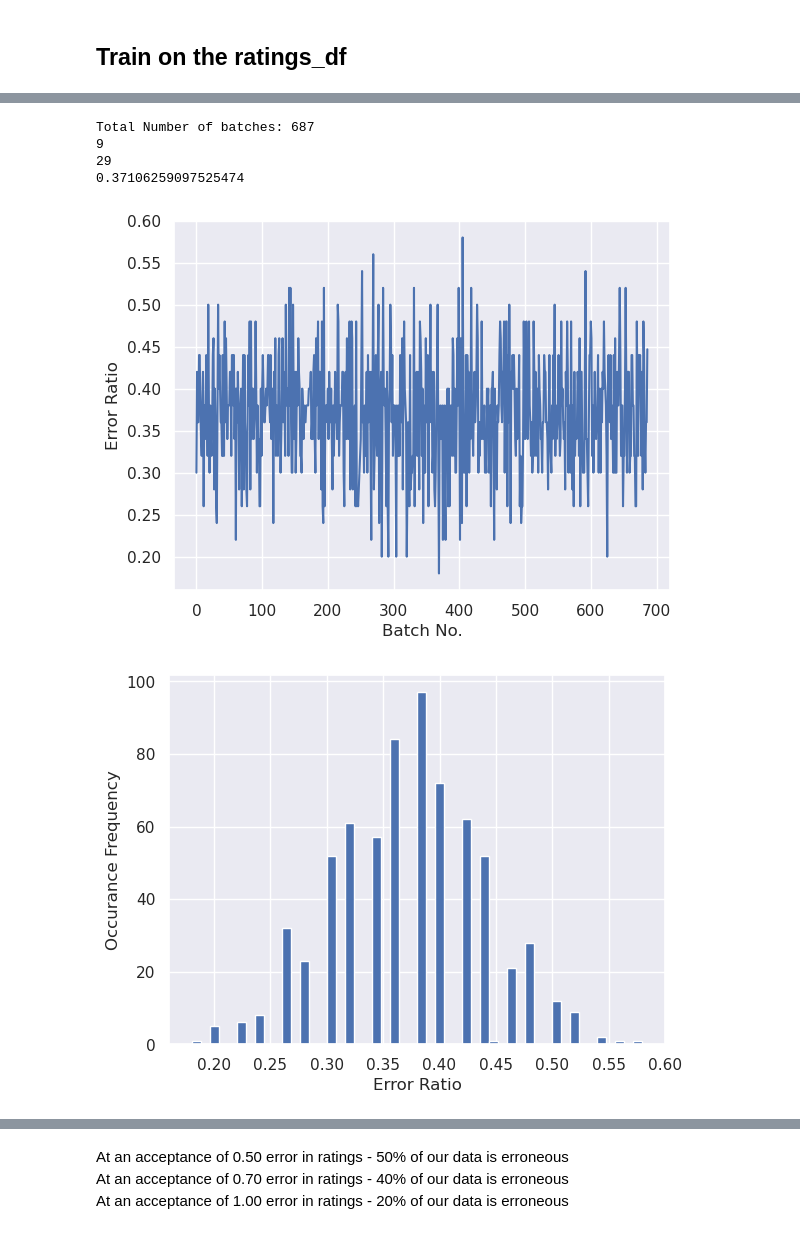
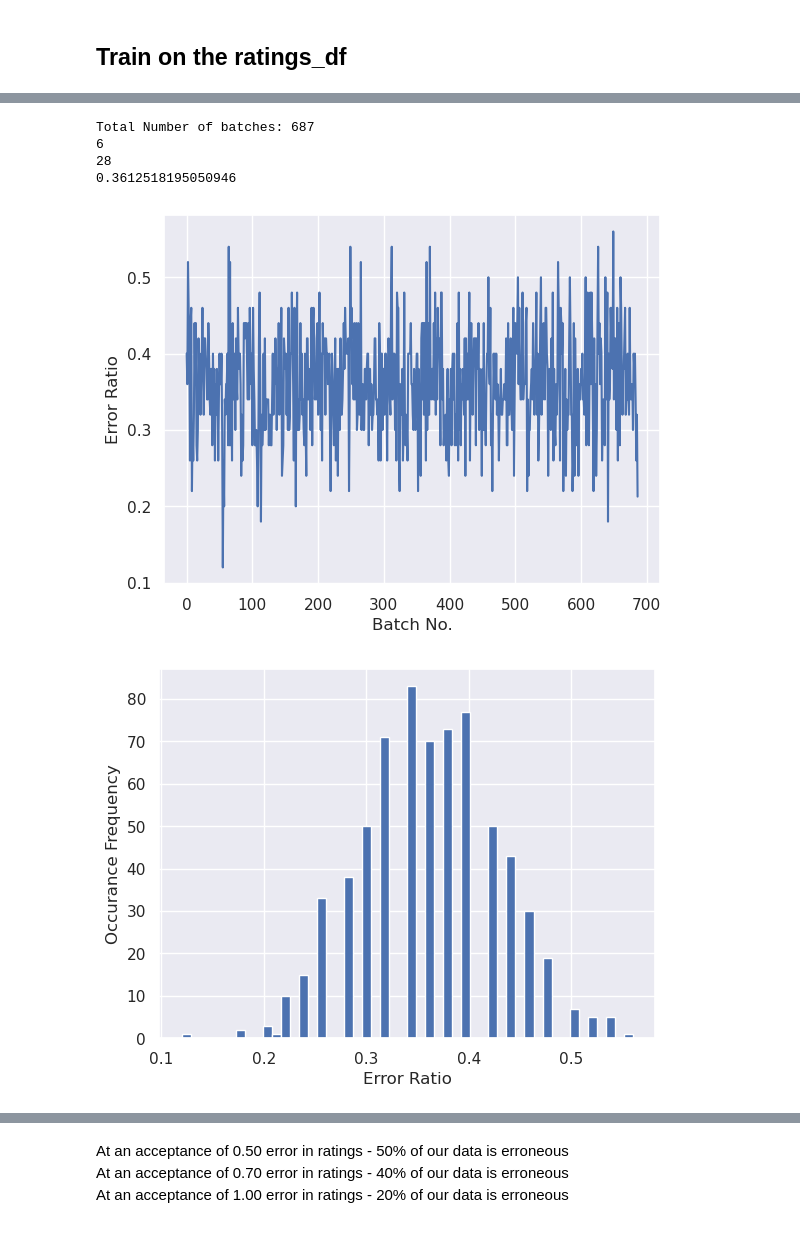
Before and after one commit to Manoj-E-S/blockchain-n-bestsellers, a Jupyter notebook: recommender/training.ipynb, the cells around one changed output, grey strips where cells are left out. Cells and saved outputs as stored; diff of their text form; code cells hidden in the pictures.

```diff
--- a/recommender/training.ipynb
+++ b/recommender/training.ipynb
@@ -46,7 +46,7 @@ class BookRecommender(nn.Module):
         user_embed = self.user_embed(users)
         book_embed = self.book_embed(books)
         output = torch.cat([user_embed, book_embed], dim=1)
-        output = self.out(output)
+        output = torch.sigmoid(self.out(output)) * 5
 
         return output
 # %%
@@ -137,21 +140,22 @@ test_dl = DataLoader(test_ds, batch_size=50, shuffle=True, num_workers=2)
 # %% [markdown]
 ## Train on the ratings_df
 # %%
-max_user_index = max(train["user_id"].max(), test["user_id"].max())
-max_book_index = max(train["isbn"].max(), test["isbn"].max())
+max_user_index = len(lbl_userid.classes_)
+max_book_index = len(lbl_isbn.classes_)
 print("Max User Index:", max_user_index)
 print("Max Book Index:", max_book_index)
 
 plot_steps, print_steps = 1000, 1000
 step_count = 0
 
-epochs = 3
+epochs = 2
 num_folds = 3
 lr = 0.001
 gamma = 0.999
 sch_step_size = 1
 
-model = BookRecommender(max_book_index + 1, max_user_index + 1)
+print(max_user_index, max_book_index)
+model = BookRecommender(max_book_index, max_user_index)
 optimizer = torch.optim.Adam(model.parameters(), lr=lr)
 sch = torch.optim.lr_scheduler.StepLR(optimizer, sch_step_size, gamma=gamma)
 loss_function = nn.MSELoss()
@@ -303,6 +308,4 @@ Validation Losses [fold:epoch]
 # %%
-model_outputs = []
-target_ratings = []
 erred_counts = []
 erred_ratios = []
 erred_count = 0
@@ -315,8 +318,6 @@ with torch.no_grad():
         ratings = batch['ratings'].view(-1, 1)
 
         output = model(users, books)
-        model_outputs.append(output / len(users))
-        target_ratings.append(ratings / len(users))
 
         for j, (o, r) in enumerate(zip(output, ratings)):
             if abs(o - r) > 0.7:
@@ -330,35 +331,35 @@ with torch.no_grad():
 
         erred_count = 0
         # print()
 
 print(f"Total Number of batches: {len(erred_ratios)}")
 print(min(erred_counts))
 print(max(erred_counts))
 print(sum(erred_counts)/(50*len(erred_counts)))
 
 plt.plot(erred_ratios)
 plt.xlabel("Batch No.")
 plt.ylabel("Error Ratio")
 plt.show()
 
 plt.hist(erred_ratios, bins=50)
 plt.xlabel("Error Ratio")
 plt.ylabel("Occurance Frequency")
 plt.show()
 
 plt.plot(erred_counts)
 plt.xlabel("Batch No.")
 plt.ylabel("Error Counts")
 plt.show()
 
 plt.hist(erred_counts, bins=50)
 plt.xlabel("Error Counts")
 plt.ylabel("Occurance Frequency")
 plt.show()
 # %% [output]
 Total Number of batches: 687
-9
-29
-0.37106259097525474
+6
+28
+0.3612518195050946
-[figure, old version]
+[figure, new version]
-[figure, old version]
+[figure, new version]
```
Also changed, not shown: parts of 9 cells of this notebook, 10 other files.
